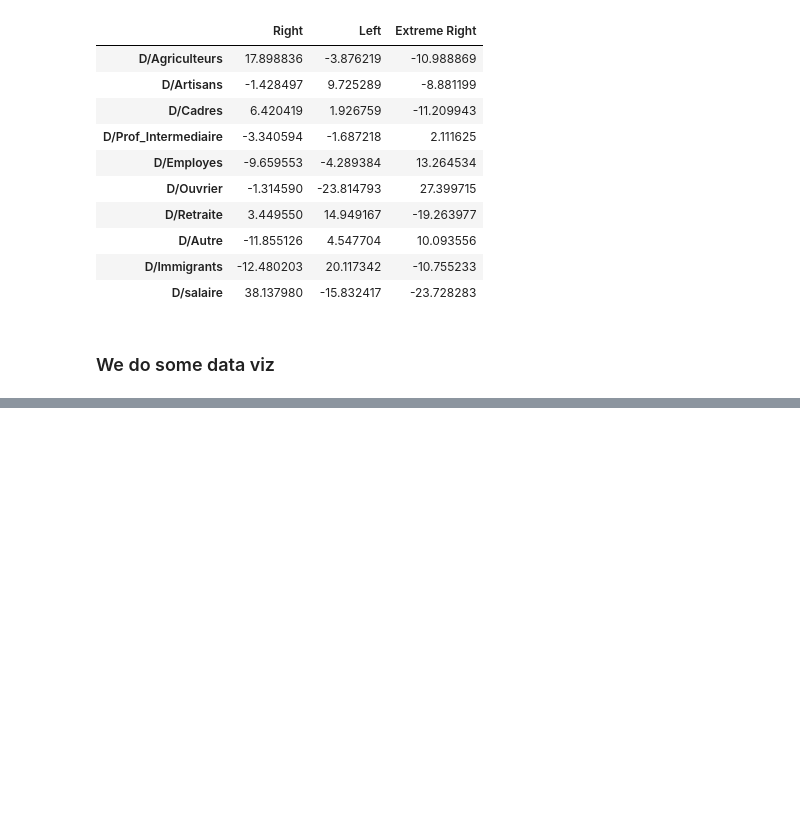
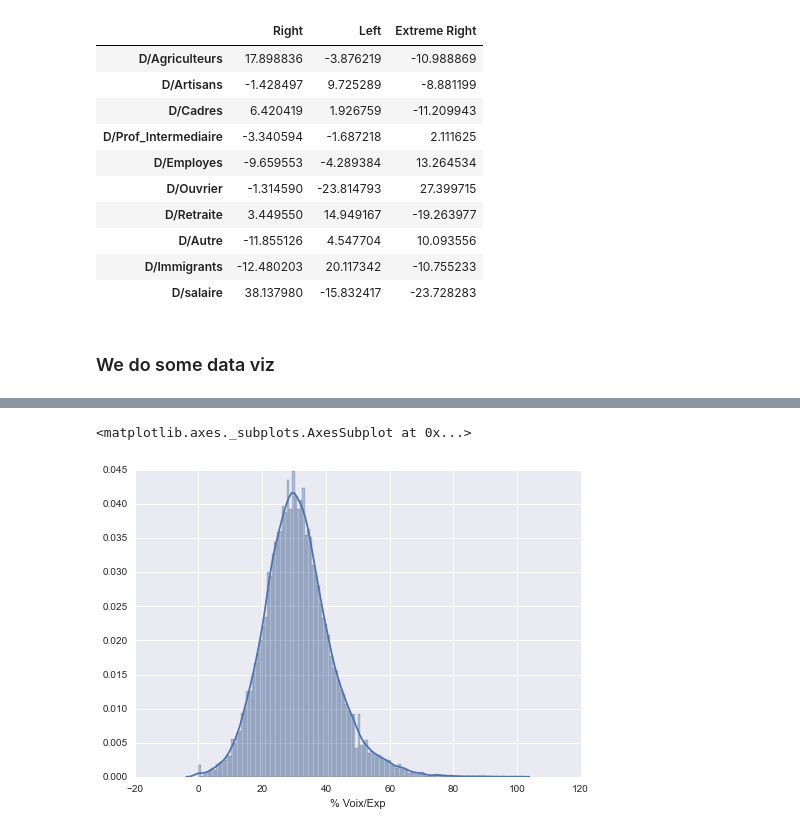
Before and after one commit to du-phan/Electoral-Analysis, a Jupyter notebook: data_analysis.ipynb, the cells around one changed output, grey strips where cells are left out. Cells and saved outputs as stored; diff of their text form; code cells hidden in the pictures; blank space fills up the shorter version.

Commit message:
add graphs

```diff
--- a/data_analysis.ipynb
+++ b/data_analysis.ipynb
@@ -126,0 +127,5 @@ sinplot()
+# %%
+sns.distplot(selected_data_right['% Voix/Exp'])
+# %% [output]
+<matplotlib.axes._subplots.AxesSubplot at 0x...>
+[figure, added]
```
Also changed, not shown: parts of 6 cells of this notebook.
